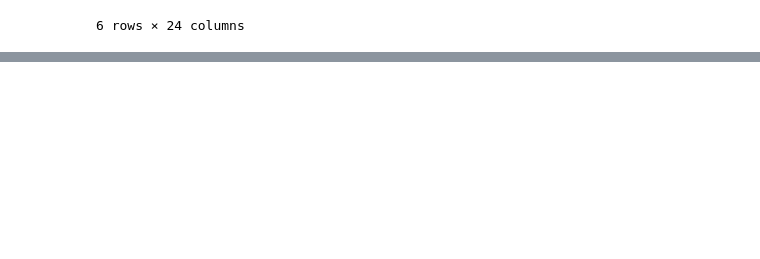
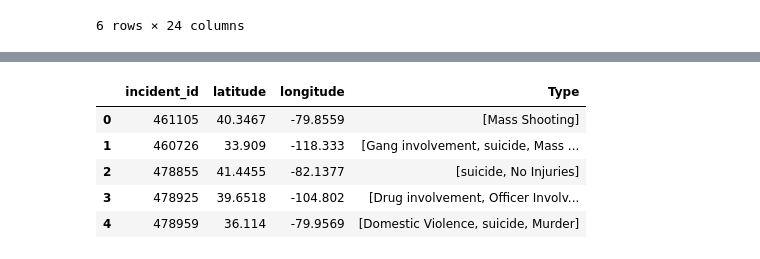
Before and after one commit to YoussefMroue/ProjectOneTeamJay, a Jupyter notebook: Notebooks/youssef.ipynb, the cells around one changed output, grey strips where cells are left out. Saved outputs shown, nothing was run; the diff lists cells and outputs as text; code cells hidden in the pictures; blank space fills up the shorter version.

```diff
--- a/Notebooks/youssef.ipynb
+++ b/Notebooks/youssef.ipynb
@@ -183,3 +174,7 @@ type_year_count
 | 2017 | 1098 | 5114 | 3137 | 2801 | 4322 | ... |
 | 2018 | 233 | 1309 | 790 | 566 | 1137 | ... |
 6 rows × 24 columns
+# %%
+gmaps.configure(api_key = gkey)
+maps_df = main[['incident_id','latitude','longitude','Type']]
+maps_df.head()
@@ -185,0 +188,13 @@ type_year_count
+# %%
+maps_df = maps_df.fillna('drop')
+for index, row in maps_df.iterrows():
+    if row[1] == 'drop':
+        maps_df = maps_df.drop([index])
+maps_df.head()
+# %% [output]
+|  | incident_id | latitude | longitude | Type |
+| 0 | 461105 | 40.3467 | -79.8559 | [Mass Shooting] |
+| 1 | 460726 | 33.909 | -118.333 | [Gang involvement, suicide, Mass ... |
+| 2 | 478855 | 41.4455 | -82.1377 | [suicide, No Injuries] |
+| 3 | 478925 | 39.6518 | -104.802 | [Drug involvement, Officer Involv... |
+| 4 | 478959 | 36.114 | -79.9569 | [Domestic Violence, suicide, Murder] |
```
Also changed, not shown: parts of 9 cells of this notebook, 1 other file.
